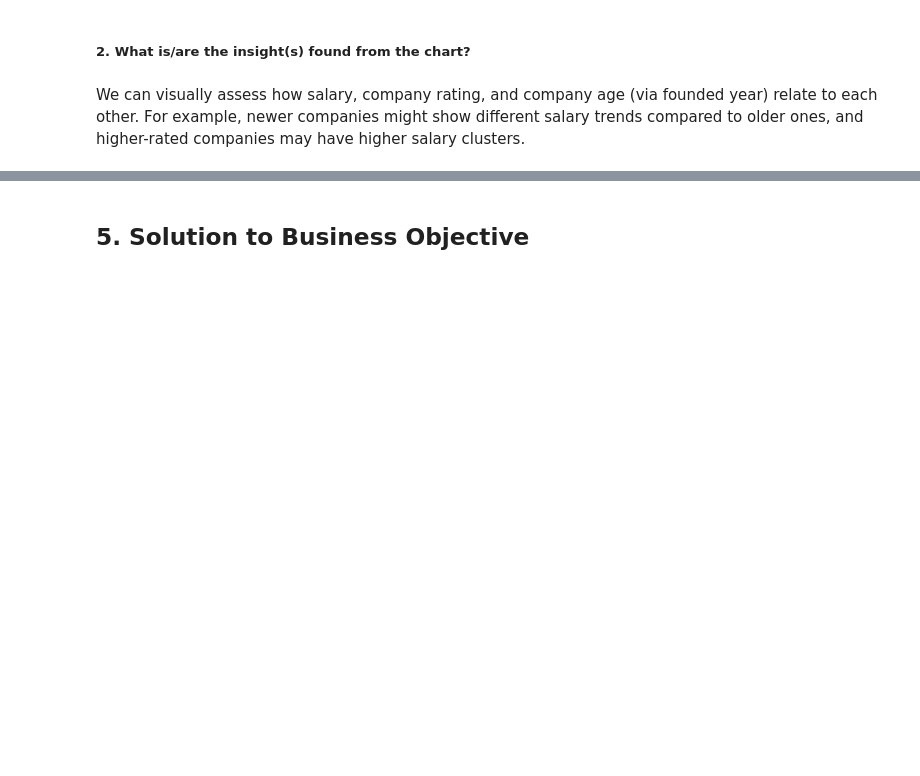
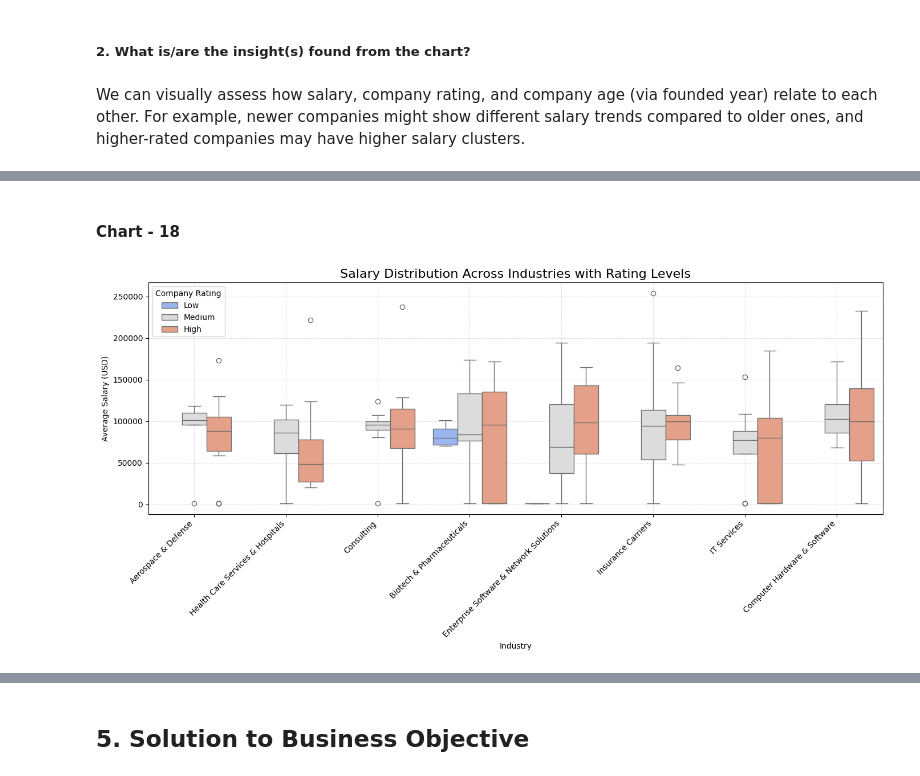
Before and after one commit to ManojMaster7/Glassdoor_Project, a Jupyter notebook: Glassdoor_project.ipynb, the cells around one changed output, grey strips where cells are left out. Saved outputs shown, nothing was run; the diff lists cells and outputs as text; code cells hidden in the pictures; blank space fills up the shorter version.

```diff
--- a/Glassdoor_project.ipynb
+++ b/Glassdoor_project.ipynb
@@ -1290,0 +1389,44 @@ We can visually assess how salary, company rating, and company age (via founded
+# %% [markdown]
+#### Chart - 18
+# %%
+# Chart 18 visualization code
+# Multivariate Analysis – Salary Distribution by Industry with Rating Hue
+
+# Filter and prepare data
+filtered_data = data_cleaned.dropna(subset=['Salary Estimate', 'Rating', 'Industry']).copy()
+
+# Reuse salary extraction function
+def extract_avg_salary(salary_str):
+    if isinstance(salary_str, str):
+        salary_str = salary_str.replace('$', '').replace('K', '').replace('Per Hour', '').replace('Employer Provided Salary:', '').strip()
+        salary_range = re.findall(r'(\d+)[ -]*(\d+)?', salary_str)
+        if salary_range:
+            low = int(salary_range[0][0])
+            high = int(salary_range[0][1]) if salary_range[0][1] else low
+            return (low + high) / 2 * 1000
+    return np.nan
+
+# Apply salary function
+filtered_data['Avg_Salary'] = filtered_data['Salary Estimate'].apply(extract_avg_salary)
+
+# Drop missing Avg_Salary
+filtered_data.dropna(subset=['Avg_Salary'], inplace=True)
+
+# Select top 8 industries for better readability
+top_industries = filtered_data['Industry'].value_counts().nlargest(8).index
+plot_data = filtered_data[filtered_data['Industry'].isin(top_industries)]
+
+# Plot
+plt.figure(figsize=(14, 7))
+sns.boxplot(data=plot_data, x='Industry', y='Avg_Salary', hue=pd.cut(plot_data['Rating'], bins=[0, 2.5, 3.5, 5], labels=['Low', 'Medium', 'High']), palette='coolwarm')
+
+plt.title('Salary Distribution Across Industries with Rating Levels', fontsize=16)
+plt.xlabel('Industry')
+plt.ylabel('Average Salary (USD)')
+plt.xticks(rotation=45, ha='right')
+plt.legend(title='Company Rating')
+plt.grid(True, linestyle='--', alpha=0.4)
+plt.tight_layout()
+plt.show()
+# %% [output]
+[figure, added]
```
Also changed, not shown: parts of 30 cells of this notebook.
